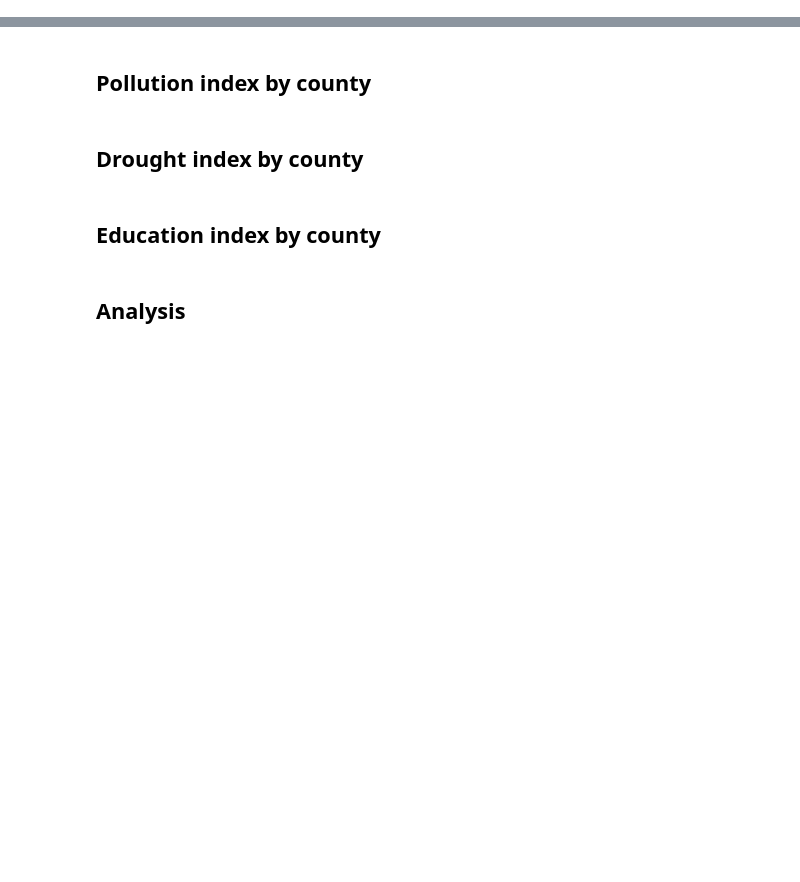
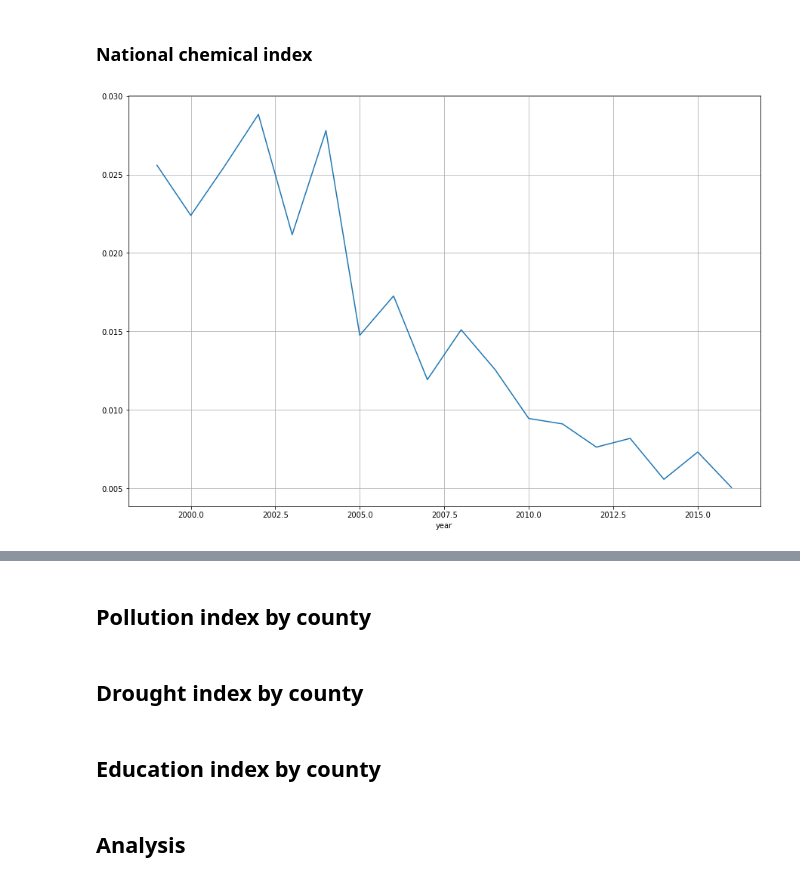
Before and after one commit to Arnaud15/Datathon, a Jupyter notebook: benjamin.ipynb, the cells around one changed output, grey strips where cells are left out. Saved outputs shown, nothing was run; the diff lists cells and outputs as text; code cells hidden in the pictures; blank space fills up the shorter version.

```diff
--- a/benjamin.ipynb
+++ b/benjamin.ipynb
@@ -15,0 +18,2 @@ data_education = pd.read_csv("education_attainment.csv", encoding = "latin1")
+# %% [markdown]
+### National chemical index
@@ -15,0 +22,14 @@ data_education = pd.read_csv("education_attainment.csv", encoding = "latin1")
+# %%
+groups = data_chemicals.groupby(["year", "pws_id"])['pop_served', 'greater_than_MCL'].mean()
+groups['greater_than_MCL'] *= data_chemicals.groupby(["year", "pws_id"])['greater_than_MCL'].count()
+groups['index_weight'] = groups['pop_served'] * groups['greater_than_MCL']
+
+final_groups = groups.groupby("year")['index_weight'].sum() / groups.groupby("year")['pop_served'].sum()
+
+final_groups_polluted = groups[groups['greater_than_MCL']>=1.]
+final_groups_polluted = final_groups_polluted.groupby("year")['index_weight'].sum() / final_groups_polluted.groupby("year")['pop_served'].sum()
+# %%
+final_groups.plot()
+plt.grid()
+# %% [output]
+[figure, added]
```
Also changed, not shown: parts of 20 cells of this notebook.
